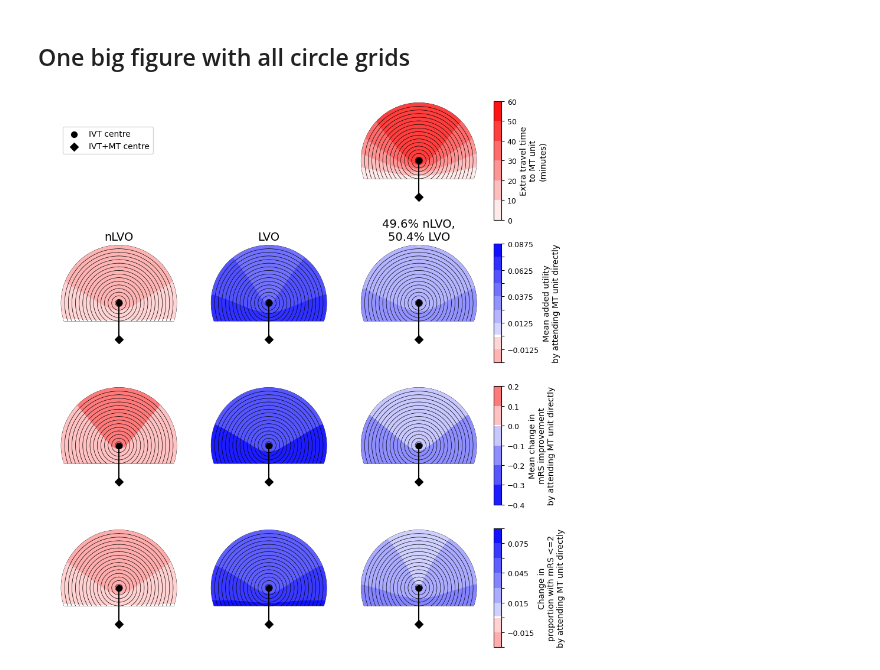
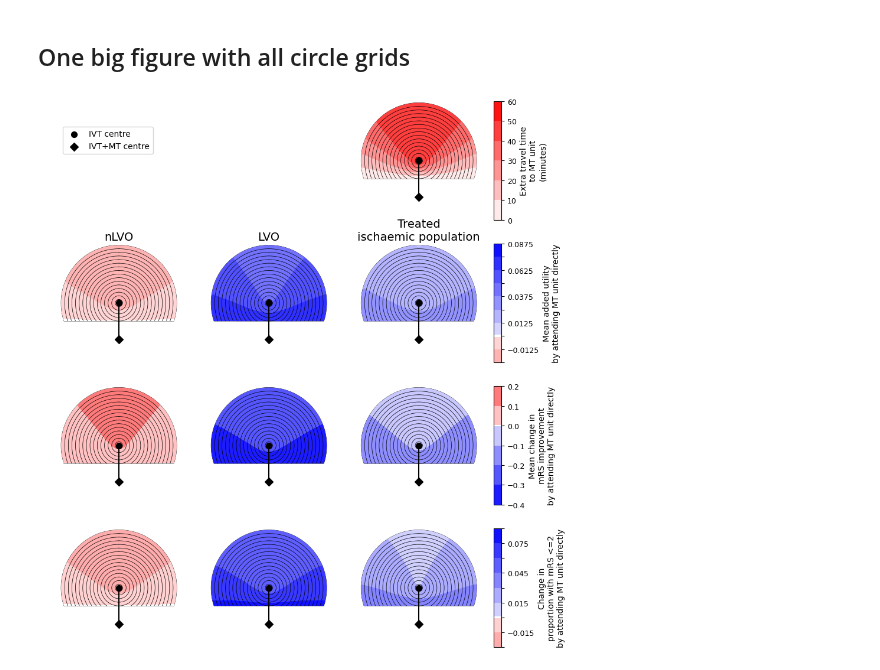
Before and after one commit to samuel-book/stroke_outcome, a Jupyter notebook: general_results/05_geography_outcomes.ipynb, the cells around one changed output. Saved outputs shown, nothing was run; the diff lists cells and outputs as text; code cells hidden in the pictures.

```diff
--- a/general_results/05_geography_outcomes.ipynb
+++ b/general_results/05_geography_outcomes.ipynb
@@ -887,14 +887,14 @@ def big_outcome_circle_plots(
 # %%
 big_outcome_circle_plots(
     -grid_time_travel_directly_diff,
     [df_nlvo_ivt_diff, df_lvo_diff, df_mixed_diff],
     fixed_times['travel_ivt_to_mt'],
     params_time,
     params_util,
     params_mRS,
     params_good,
-    col_titles=['nLVO', 'LVO', f'{prop_nlvo_of_treated:.1%} nLVO,\n{prop_lvo_of_treated:.1%} LVO'],
+    col_titles=['nLVO', 'LVO', 'Treated\nischaemic population'],
     row_titles=[],
 )
 # %% [output]
-[figure, old version]
+[figure, new version]
```
Also changed, not shown: 4 other files.
